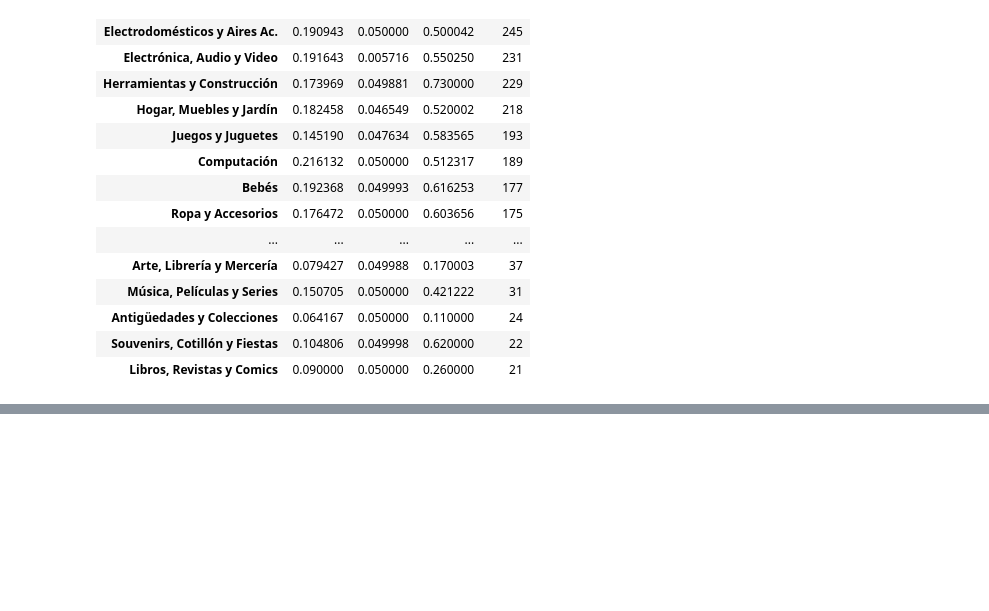
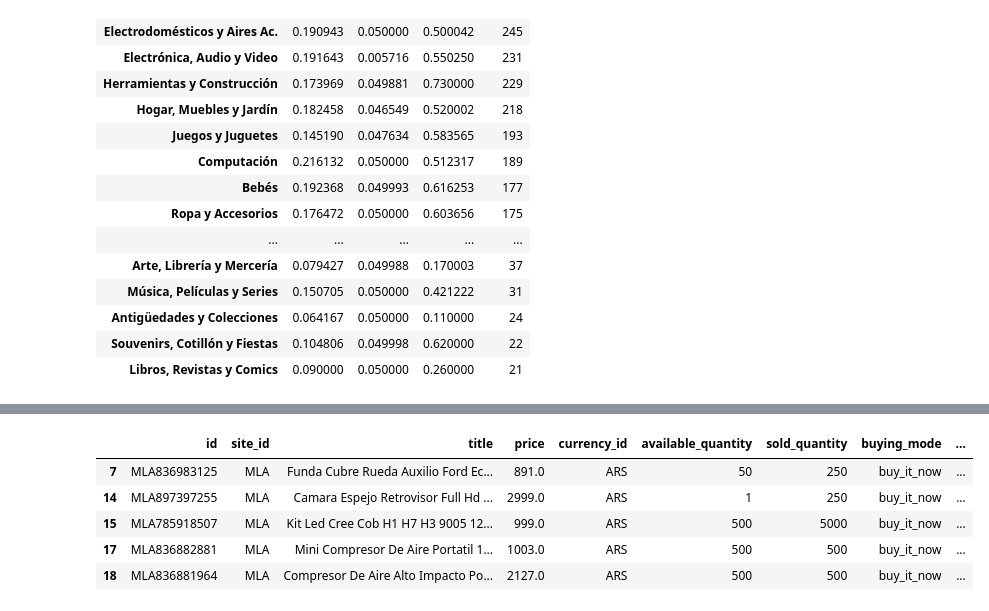
Before and after one commit to onofricamila/DSChallengeMELI, a Jupyter notebook: (1) Exploracion y analisis/EDA Publicaciones con descuento.ipynb, the cells around one changed output, grey strips where cells are left out. Saved outputs shown, nothing was run; the diff lists cells and outputs as text; code cells hidden in the pictures; blank space fills up the shorter version.

```diff
--- a/(1) Exploracion y analisis/EDA Publicaciones con descuento.ipynb
+++ b/(1) Exploracion y analisis/EDA Publicaciones con descuento.ipynb
@@ -669,0 +679,10 @@ df_final_discount.groupby("root_category_name").agg({
+# %%
+df_final_discount["discount_q"] = pd.qcut(df_final_discount['discount'], q=4, precision=2)
+df_final_discount.head()
+# %% [output]
+|  | id | site_id | title | price | currency_id | available_quantity | sold_quantity | buying_mode | ... |
+| 7 | MLA836983125 | MLA | Funda Cubre Rueda Auxilio Ford Ec... | 891.0 | ARS | 50 | 250 | buy_it_now | ... |
+| 14 | MLA897397255 | MLA | Camara Espejo Retrovisor Full Hd ... | 2999.0 | ARS | 1 | 250 | buy_it_now | ... |
+| 15 | MLA785918507 | MLA | Kit Led Cree Cob H1 H7 H3 9005 12... | 999.0 | ARS | 500 | 5000 | buy_it_now | ... |
+| 17 | MLA836882881 | MLA | Mini Compresor De Aire Portatil 1... | 1003.0 | ARS | 500 | 500 | buy_it_now | ... |
+| 18 | MLA836881964 | MLA | Compresor De Aire Alto Impacto Po... | 2127.0 | ARS | 500 | 500 | buy_it_now | ... |
```
Also changed, not shown: parts of 7 cells of this notebook.
